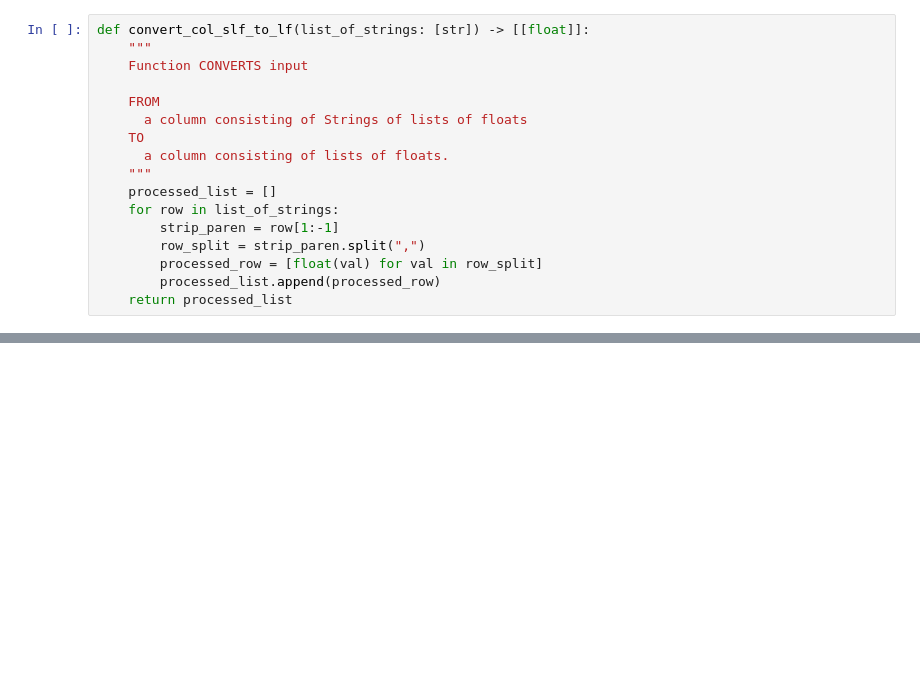
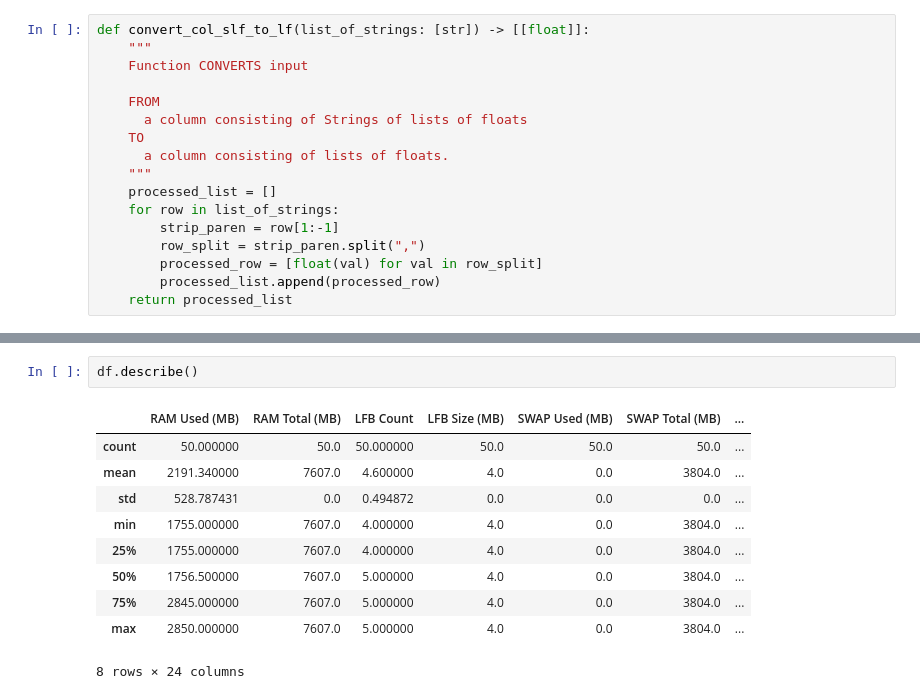
Before and after one commit to kavehzare98/Utilities, a Jupyter notebook: src/OrinSystemStats/visuals.ipynb, the cells around one changed output, grey strips where cells are left out. Saved outputs shown, nothing was run; the diff lists cells and outputs as text; blank space fills up the shorter version.

```diff
--- a/src/OrinSystemStats/visuals.ipynb
+++ b/src/OrinSystemStats/visuals.ipynb
@@ -32 +33,14 @@ df.head()
+# %%
+df.describe()
+# %% [output]
+|  | RAM Used (MB) | RAM Total (MB) | LFB Count | LFB Size (MB) | SWAP Used (MB) | SWAP Total (MB) | ... |
+| count | 50.000000 | 50.0 | 50.000000 | 50.0 | 50.0 | 50.0 | ... |
+| mean | 2191.340000 | 7607.0 | 4.600000 | 4.0 | 0.0 | 3804.0 | ... |
+| std | 528.787431 | 0.0 | 0.494872 | 0.0 | 0.0 | 0.0 | ... |
+| min | 1755.000000 | 7607.0 | 4.000000 | 4.0 | 0.0 | 3804.0 | ... |
+| 25% | 1755.000000 | 7607.0 | 4.000000 | 4.0 | 0.0 | 3804.0 | ... |
+| 50% | 1756.500000 | 7607.0 | 5.000000 | 4.0 | 0.0 | 3804.0 | ... |
+| 75% | 2845.000000 | 7607.0 | 5.000000 | 4.0 | 0.0 | 3804.0 | ... |
+| max | 2850.000000 | 7607.0 | 5.000000 | 4.0 | 0.0 | 3804.0 | ... |
+8 rows × 24 columns
 # %%
```
Also changed, not shown: parts of 5 cells of this notebook, 6 other files.
